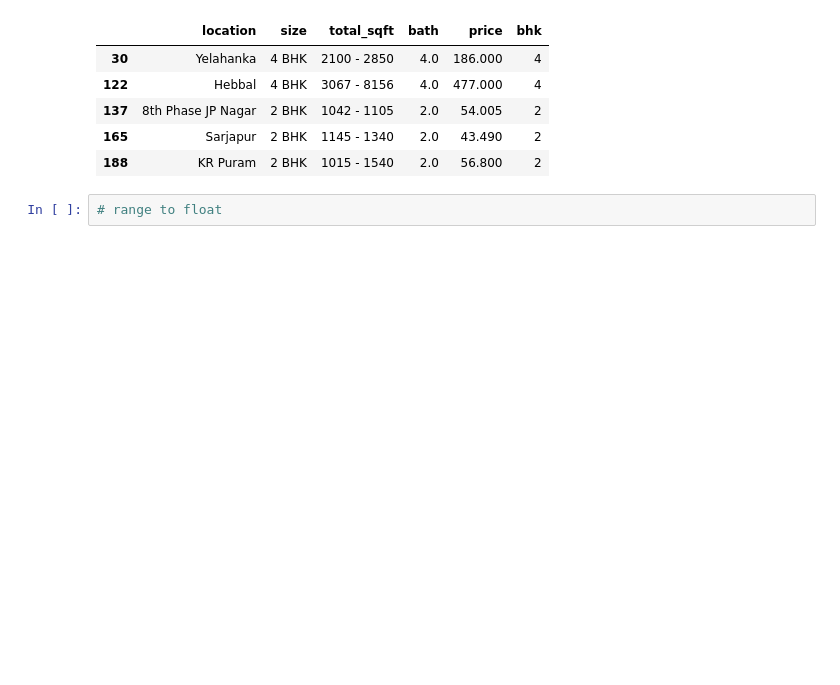
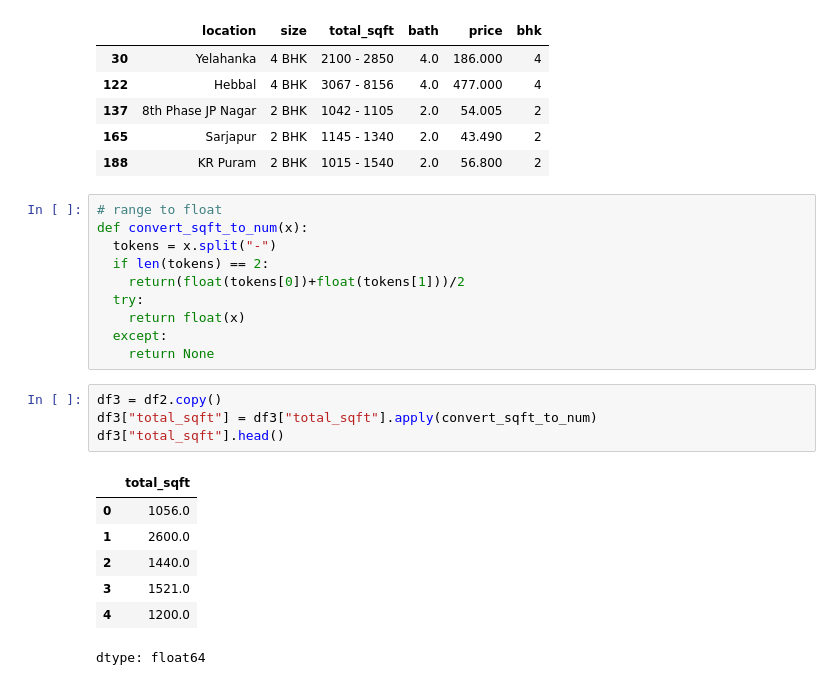
Before and after one commit to hariThorve/RealEstate_Price_prediction_project, a Jupyter notebook: realEstatepricePrediction.ipynb, the cells around one changed output. Drawn from its saved outputs; the diff is of its cells as text; blank space fills up the shorter version.

```diff
--- a/realEstatepricePrediction.ipynb
+++ b/realEstatepricePrediction.ipynb
@@ -131,5 +131,25 @@ df2[~df2["total_sqft"].apply(is_float)].head()
 | 137 | 8th Phase JP Nagar | 2 BHK | 1042 - 1105 | 2.0 | 54.005 | 2 |
 | 165 | Sarjapur | 2 BHK | 1145 - 1340 | 2.0 | 43.490 | 2 |
 | 188 | KR Puram | 2 BHK | 1015 - 1540 | 2.0 | 56.800 | 2 |
-# %%
-# range to float
+# %%
+# range to float
+def convert_sqft_to_num(x):
+  tokens = x.split("-")
+  if len(tokens) == 2:
+    return(float(tokens[0])+float(tokens[1]))/2
+  try:
+    return float(x)
+  except:
+    return None
+# %%
+df3 = df2.copy()
+df3["total_sqft"] = df3["total_sqft"].apply(convert_sqft_to_num)
+df3["total_sqft"].head()
+# %% [output]
+|  | total_sqft |
+| 0 | 1056.0 |
+| 1 | 2600.0 |
+| 2 | 1440.0 |
+| 3 | 1521.0 |
+| 4 | 1200.0 |
+dtype: float64
```
